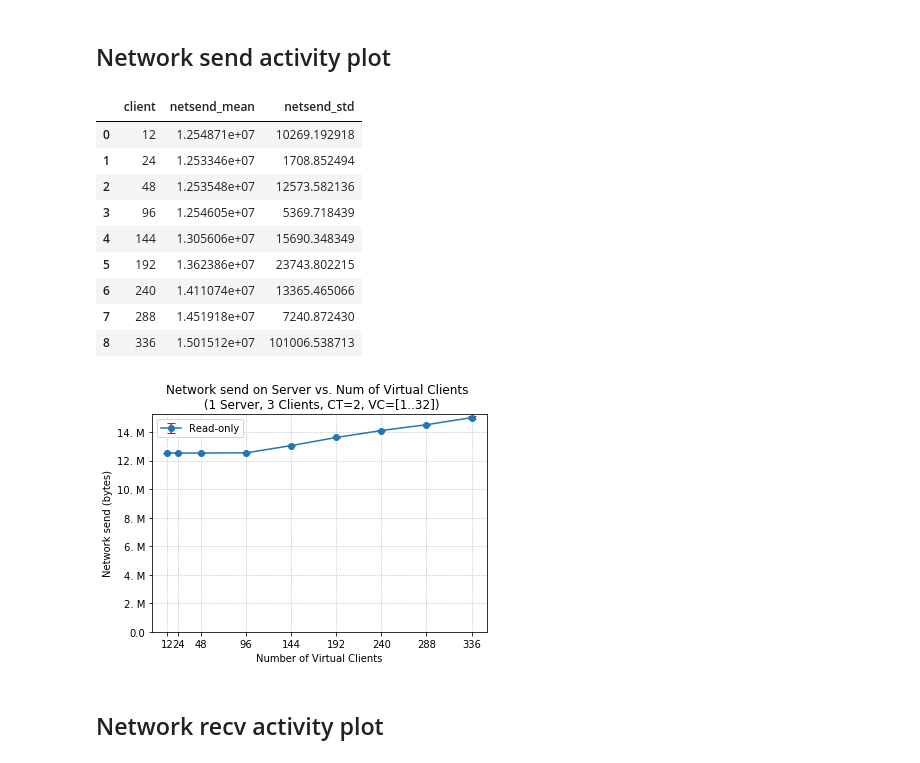
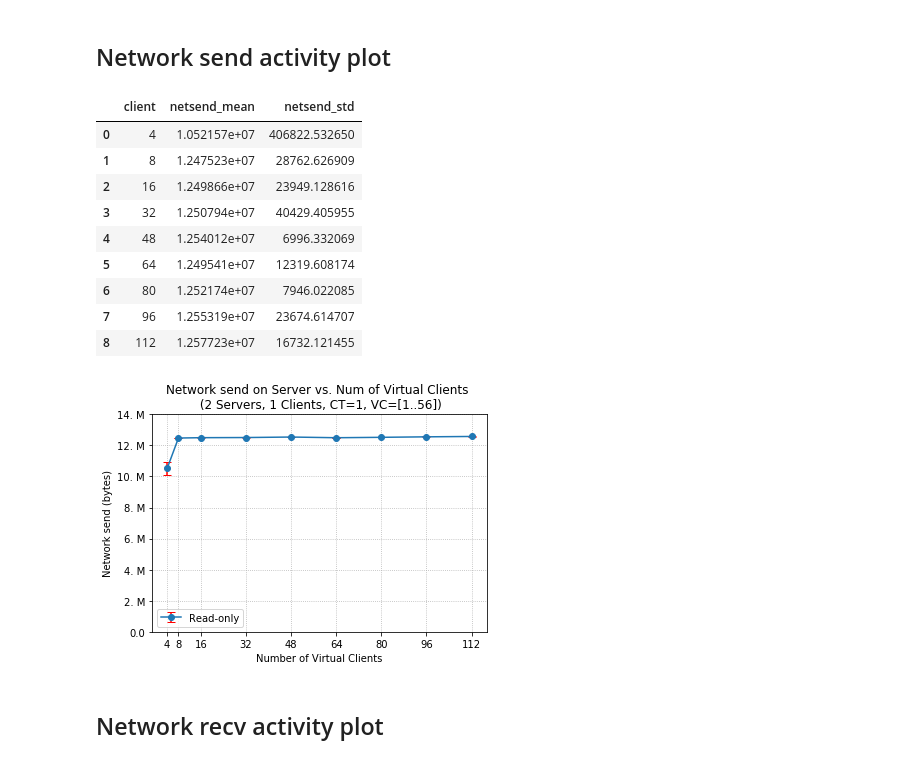
Before and after one commit to florianmorath/ASL_project, a Jupyter notebook: scripts/1_BaselineWithoutMW/plot_dstat-logs_two_servers.ipynb, the cells around one changed output. Saved outputs shown, nothing was run; the diff lists cells and outputs as text; code cells hidden in the pictures.

```diff
--- a/scripts/1_BaselineWithoutMW/plot_dstat-logs_two_servers.ipynb
+++ b/scripts/1_BaselineWithoutMW/plot_dstat-logs_two_servers.ipynb
@@ -11,7 +11,7 @@ import pandas as pd
 # %% [markdown]
 ## Adjust date of processed csv files
 # %%
-date = '2018-10-21_20h12'
+date = '2018-10-23_14h07'
 base_path = '/Users/florianmorath/Desktop/ASL_project/scripts/1_BaselineWithoutMW/processed_data/two_servers/' + date + '/'
 # %%
 def y_fmt(tick_val, pos):
@@ -73,38 +73,38 @@ df_c = pd.read_csv(base_path + file_name)
 df_c
 # %% [output]
 |  | client | netsend_mean | netsend_std |
-| 0 | 12 | 1.254871e+07 | 10269.192918 |
-| 1 | 24 | 1.253346e+07 | 1708.852494 |
-| 2 | 48 | 1.253548e+07 | 12573.582136 |
-| 3 | 96 | 1.254605e+07 | 5369.718439 |
-| 4 | 144 | 1.305606e+07 | 15690.348349 |
-| 5 | 192 | 1.362386e+07 | 23743.802215 |
-| 6 | 240 | 1.411074e+07 | 13365.465066 |
-| 7 | 288 | 1.451918e+07 | 7240.872430 |
-| 8 | 336 | 1.501512e+07 | 101006.538713 |
+| 0 | 4 | 1.052157e+07 | 406822.532650 |
+| 1 | 8 | 1.247523e+07 | 28762.626909 |
+| 2 | 16 | 1.249866e+07 | 23949.128616 |
+| 3 | 32 | 1.250794e+07 | 40429.405955 |
+| 4 | 48 | 1.254012e+07 | 6996.332069 |
+| 5 | 64 | 1.249541e+07 | 12319.608174 |
+| 6 | 80 | 1.252174e+07 | 7946.022085 |
+| 7 | 96 | 1.255319e+07 | 23674.614707 |
+| 8 | 112 | 1.257723e+07 | 16732.121455 |
 # %%
 f = plt.figure()
-plt.title("Network send on Server vs. Num of Virtual Clients \n (2 Server, 1 Clients, CT=1, VC=[1..32])")
+plt.title("Network send on Server vs. Num of Virtual Clients \n (2 Servers, 1 Clients, CT=1, VC=[1..56])")
 
 vcs = df_c['client']
 ys = df_c['netsend_mean']
 std = df_c['netsend_std']
 plt.errorbar(x = vcs, y = ys, yerr = std, label = "Read-only", capsize = 4, ecolor='r', marker='o')
 
 plt.grid(linestyle = "dotted")
 plt.ylabel("Network send (bytes)")
 plt.xlabel("Number of Virtual Clients")
 plt.xticks([0] + np.array(vcs))
-plt.ylim(bottom=0)
+plt.ylim(bottom=0, top=14000000)
 plt.legend()
 
 ax = plt.gca()
 ax.yaxis.set_major_formatter(tick.FuncFormatter(y_fmt))
 
 plt.show()
 f.savefig("/Users/florianmorath/Desktop/ASL_project/scripts/1_BaselineWithoutMW/processed_data/two_servers/"+date+"/"+file_name[:-4]+".png", dpi = 150)
 # %% [output]
-[figure, old version]
+[figure, new version]
 # %% [markdown]
 ## Network recv activity plot
 # %%
```
Also changed, not shown: 35 other files.
